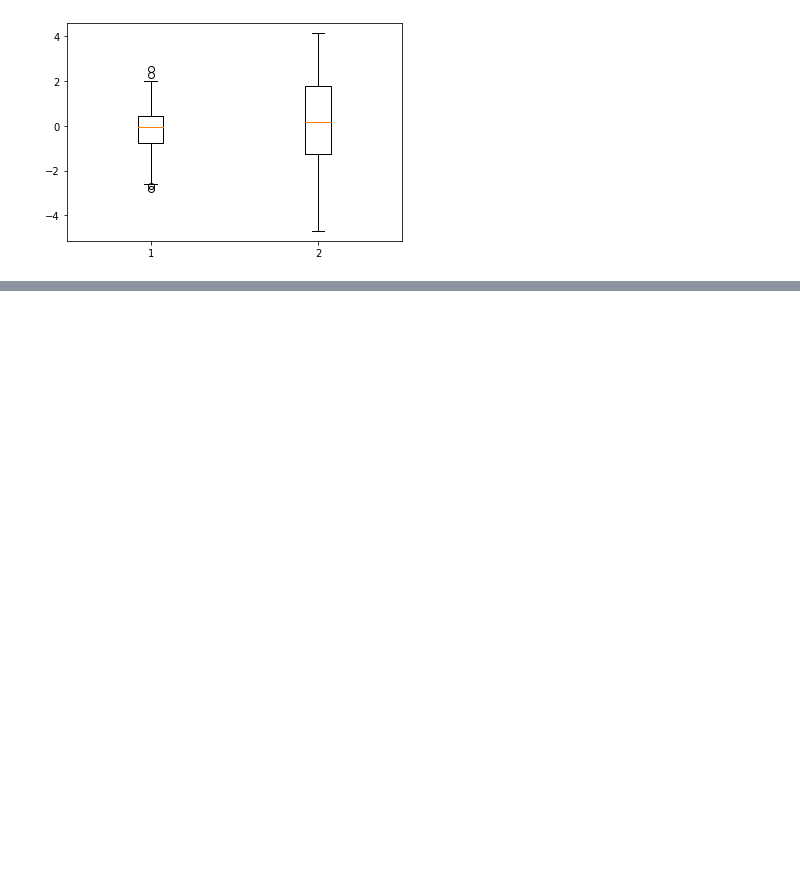
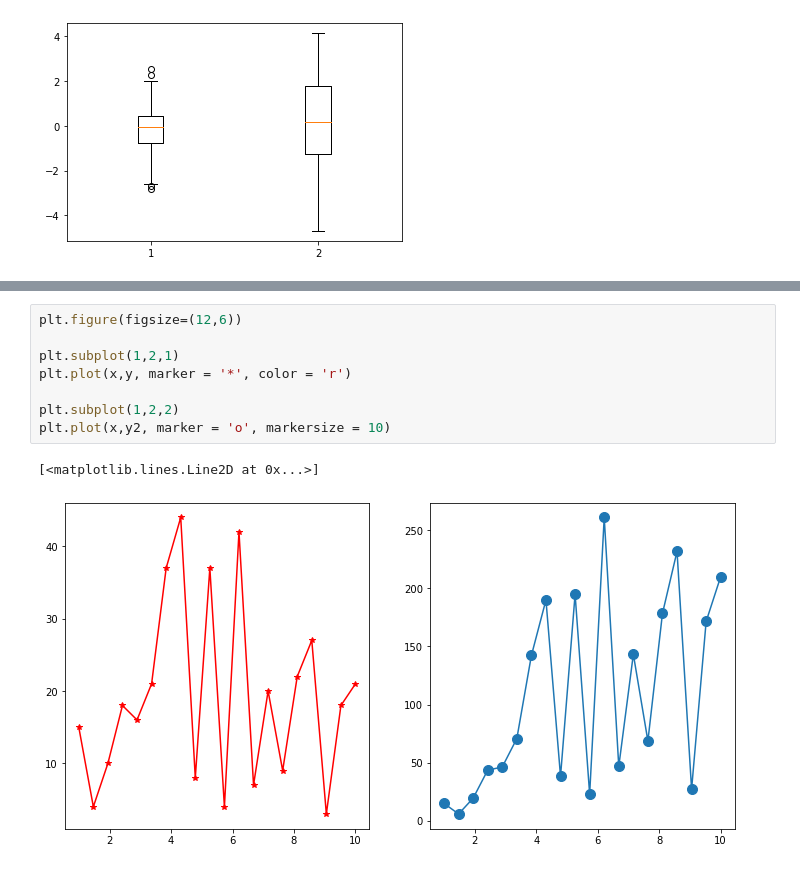
Before and after one commit to lavkushsingh31/ML-Practice-Exercises, a Jupyter notebook: Matplotlib Practice.ipynb, the cells around one changed output, grey strips where cells are left out. Drawn from its saved outputs; the diff is of its cells as text; blank space fills up the shorter version.

```diff
--- a/Matplotlib Practice.ipynb
+++ b/Matplotlib Practice.ipynb
@@ -124,0 +147,11 @@ plt.show()
+# %%
+plt.figure(figsize=(12,6))
+
+plt.subplot(1,2,1)
+plt.plot(x,y, marker = '*', color = 'r')
+
+plt.subplot(1,2,2)
+plt.plot(x,y2, marker = 'o', markersize = 10)
+# %% [output]
+[<matplotlib.lines.Line2D at 0x...>]
+[figure, added]
```
Also changed, not shown: parts of 14 cells of this notebook.
